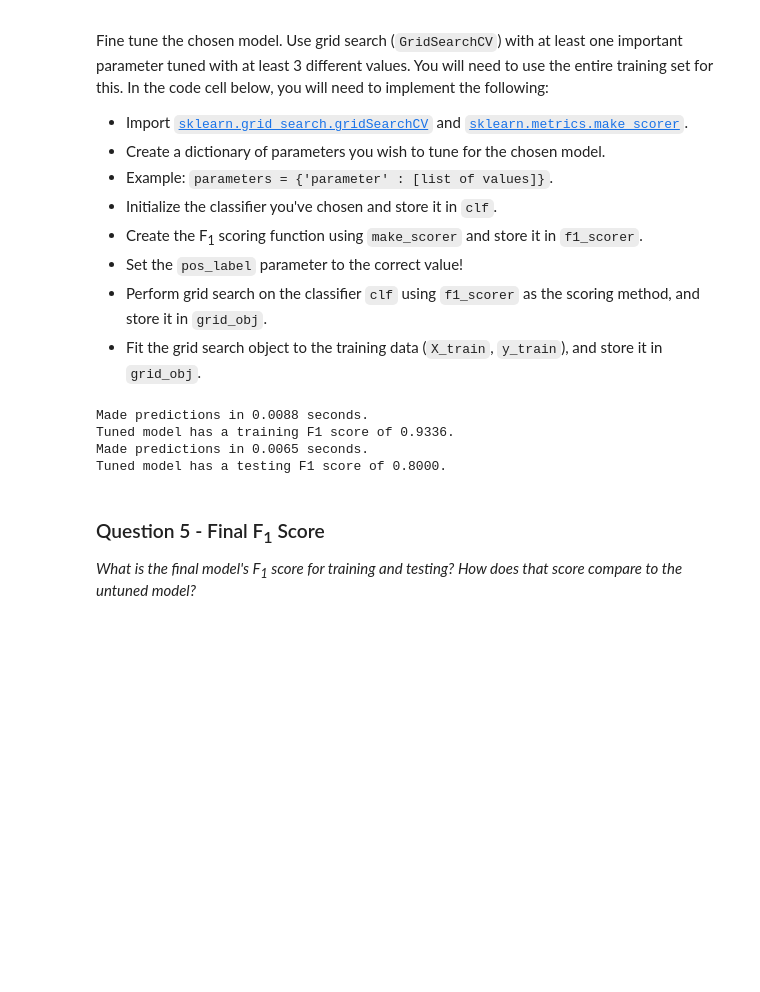
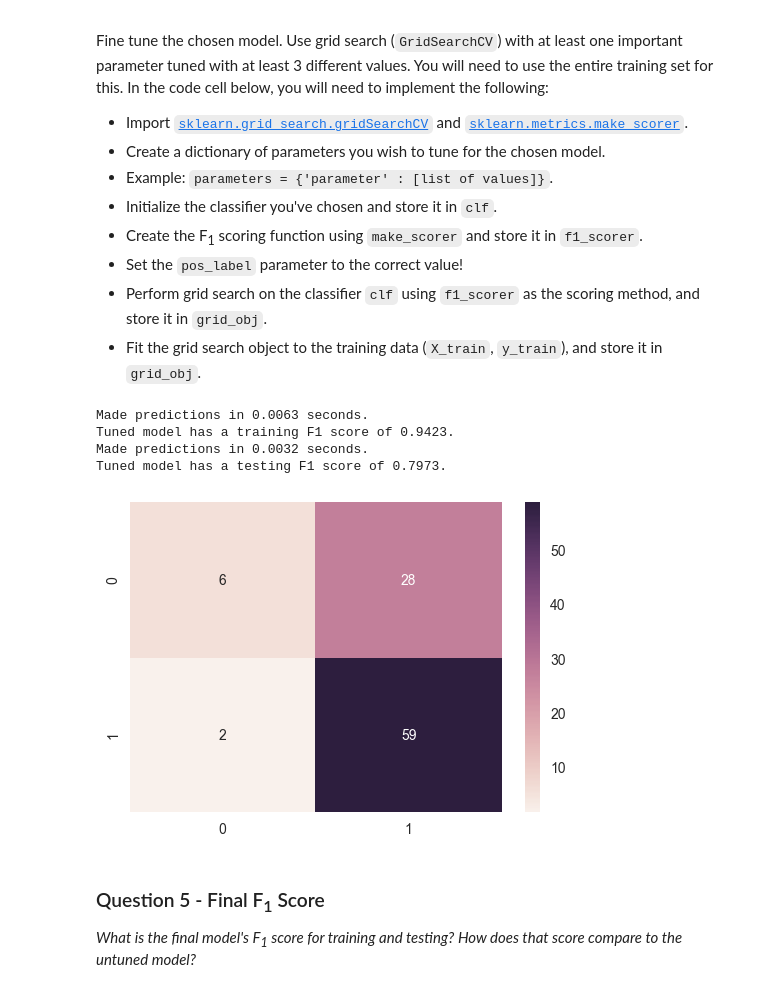
Before and after one commit to shawnxiaow1118/student_intervention, a Jupyter notebook: student_intervention.ipynb, the cells around one changed output. Drawn from its saved outputs; the diff is of its cells as text; code cells hidden in the pictures; blank space fills up the shorter version.

```diff
--- a/student_intervention.ipynb
+++ b/student_intervention.ipynb
@@ -283,24 +283,11 @@ clf_C = GradientBoostingClassifier(random_state = 0) #with default setting, rand
 
 
 # TODO: Set up the training set sizes
-X_train_100 = X_train.iloc[0:100] #choose first 100 data as training
-y_train_100 = y_train.iloc[0:100]
-
-X_train_200 = X_train.iloc[0:200] #choose first 200 data as training
-y_train_200 = y_train.iloc[0:200]
-
-X_train_300 = X_train.iloc[0:300] #choose first 300 data as training
-y_train_300 = y_train.iloc[0:300]
-
+size_list = [100,200,300]
 # TODO: Execute the 'train_predict' function for each classifier and each training set size
-train_predict(clf_A, X_train_100, y_train_100, X_test, y_test)
-train_predict(clf_B, X_train_100, y_train_100, X_test, y_test)
-train_predict(clf_C, X_train_100, y_train_100, X_test, y_test)
-train_predict(clf_A, X_train_200, y_train_200, X_test, y_test)
-train_predict(clf_B, X_train_200, y_train_200, X_test, y_test)
-train_predict(clf_C, X_train_200, y_train_200, X_test, y_test)
-train_predict(clf_A, X_train_300, y_train_300, X_test, y_test)
-train_predict(clf_B, X_train_300, y_train_300, X_test, y_test)
-train_predict(clf_C, X_train_300, y_train_300, X_test, y_test)
+for size in size_list:
+    train_predict(clf_A, X_train[:size], y_train[:size], X_test, y_test)
+    train_predict(clf_B, X_train[:size], y_train[:size], X_test, y_test)
+    train_predict(clf_C, X_train[:size], y_train[:size], X_test, y_test)
 # %% [output]
 Training a GaussianNB using a training set size of 100. . .
@@ -384,40 +371,51 @@ from sklearn import preprocessing
 # X_scale = [X_train,X_test]
 # X_scale = pd.concat(X_scale)
 # index = X_scale.mean()>1
 # index = X_scale.columns[index]
 
 # X_scale[index] = preprocessing.scale(X_scale[index])
 # X_train1 = X_scale[0:300]
 # X_test1 = X_scale[300:395]
 # TODO: Create the parameters list you wish to tune
-C = np.arange(0.1,1.2,0.1)  # the penalize term
-gamma = np.arange(0.01,0.2,0.01) # the parameter for gaussian distribution
+C = np.arange(0.1,1.8,0.1)  # the penalize term
+gamma = np.arange(0.01,0.3,0.01) # the parameter for gaussian distribution
 parameters = {'C':C,'gamma':gamma}
 
 # TODO: Initialize the classifier
 clf = svm.SVC(random_state=0)
 
 # TODO: Make an f1 scoring function using 'make_scorer'
 f1_scorer = make_scorer(f1_score,pos_label='yes')
 
 # TODO: Perform grid search on the classifier using the f1_scorer as the scoring method
-grid_obj = grid_search.GridSearchCV(clf, parameters, cv=10,scoring=f1_scorer)
+from sklearn.cross_validation import StratifiedShuffleSplit
+cv_sets = StratifiedShuffleSplit(y_train)
+grid_obj = grid_search.GridSearchCV(clf, parameters, cv = cv_sets,scoring=f1_scorer)
 
 # TODO: Fit the grid search object to the training data and find the optimal parameters
 
 grid_obj = grid_obj.fit(X_train, y_train)
 
 # Get the estimator
 clf = grid_obj.best_estimator_
 
+## seaborn is really a very good visualization library, never used it before, thank you for your advice!
+from sklearn.metrics import confusion_matrix
+import seaborn as sns
+%matplotlib inline
+
+pred = clf.predict(X_test)
+sns.heatmap(confusion_matrix(y_test, pred), annot = True, fmt = '')
+
 # Report the final F1 score for training and testing after parameter tuning
 print "Tuned model has a training F1 score of {:.4f}.".format(predict_labels(clf, X_train, y_train))
 print "Tuned model has a testing F1 score of {:.4f}.".format(predict_labels(clf, X_test, y_test))
 # %% [output]
-Made predictions in 0.0088 seconds.
-Tuned model has a training F1 score of 0.9336.
-Made predictions in 0.0065 seconds.
-Tuned model has a testing F1 score of 0.8000.
+Made predictions in 0.0063 seconds.
+Tuned model has a training F1 score of 0.9423.
+Made predictions in 0.0032 seconds.
+Tuned model has a testing F1 score of 0.7973.
+[figure, added]
 # %% [markdown]
 ### Question 5 - Final F<sub>1</sub> Score
 *What is the final model's F<sub>1</sub> score for training and testing? How does that score compare to the untuned model?*
```
Also changed, not shown: parts of 5 cells of this notebook, 1 other file.
